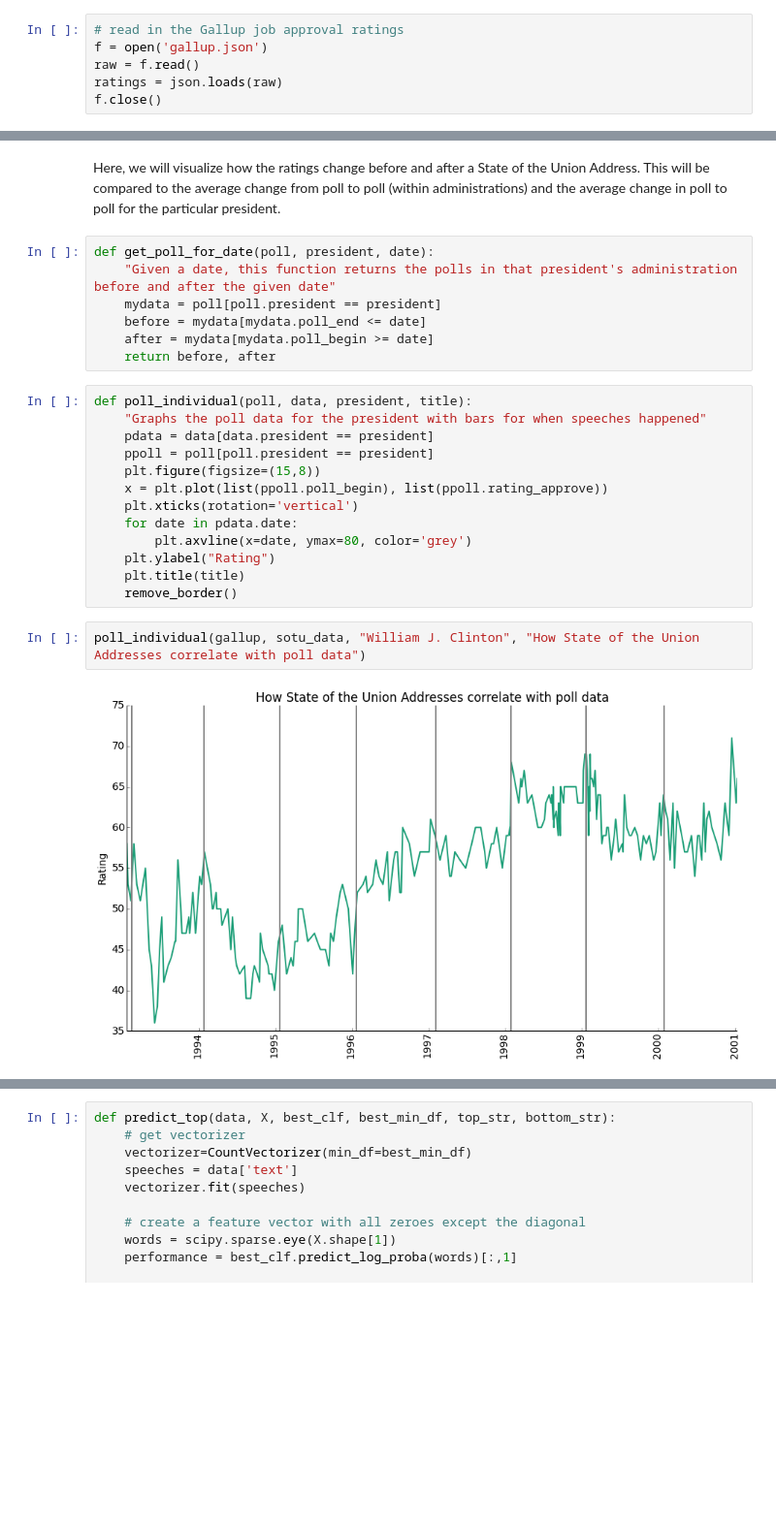
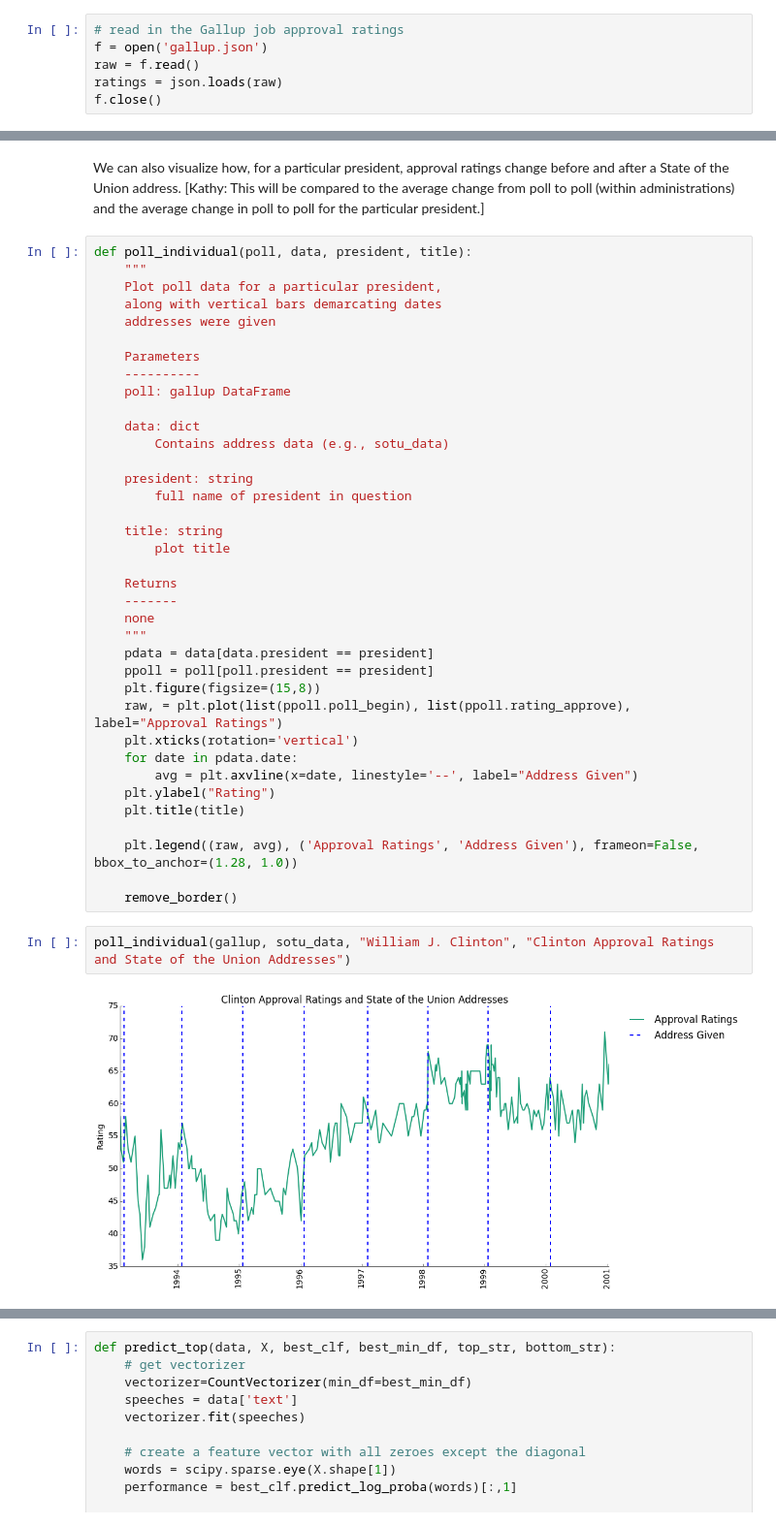
Before and after one commit to rlucioni/executive-evolution, a Jupyter notebook: cs109-project.ipynb, the cells around one changed output, grey strips where cells are left out. Shown at 97% size. Cells and saved outputs as stored; diff of their text form; blank space fills up the shorter version.

```diff
--- a/cs109-project.ipynb
+++ b/cs109-project.ipynb
@@ -482,27 +595,44 @@ remove_border()
 # %% [markdown]
-Here, we will visualize how the ratings change before and after a State of the Union Address. This will be compared to the average change from poll to poll (within administrations) and the average change in poll to poll for the particular president.
+We can also visualize how, for a particular president, approval ratings change before and after a State of the Union address. [Kathy: This will be compared to the average change from poll to poll (within administrations) and the average change in poll to poll for the particular president.]
-# %%
-def get_poll_for_date(poll, president, date):
-    "Given a date, this function returns the polls in that president's administration before and after the given date"
-    mydata = poll[poll.president == president]
-    before = mydata[mydata.poll_end <= date]
-    after = mydata[mydata.poll_begin >= date]
-    return before, after
 # %%
 def poll_individual(poll, data, president, title):
-    "Graphs the poll data for the president with bars for when speeches happened"
+    """
+    Plot poll data for a particular president,
+    along with vertical bars demarcating dates
+    addresses were given
+
+    Parameters
+    ----------
+    poll: gallup DataFrame
+
+    data: dict
+        Contains address data (e.g., sotu_data)
+
+    president: string
+        full name of president in question
+
+    title: string
+        plot title
+
+    Returns
+    -------
+    none
+    """
     pdata = data[data.president == president]
     ppoll = poll[poll.president == president]
     plt.figure(figsize=(15,8))
-    x = plt.plot(list(ppoll.poll_begin), list(ppoll.rating_approve))
+    raw, = plt.plot(list(ppoll.poll_begin), list(ppoll.rating_approve), label="Approval Ratings")
     plt.xticks(rotation='vertical')
     for date in pdata.date:
-        plt.axvline(x=date, ymax=80, color='grey')
+        avg = plt.axvline(x=date, linestyle='--', label="Address Given")
     plt.ylabel("Rating")
     plt.title(title)
+
+    plt.legend((raw, avg), ('Approval Ratings', 'Address Given'), frameon=False, bbox_to_anchor=(1.28, 1.0))
+
     remove_border()
 # %%
-poll_individual(gallup, sotu_data, "William J. Clinton", "How State of the Union Addresses correlate with poll data")
+poll_individual(gallup, sotu_data, "William J. Clinton", "Clinton Approval Ratings and State of the Union Addresses")
 # %% [output]
-[figure, old version]
+[figure, new version]
 # %%
```
Also changed, not shown: parts of 42 cells of this notebook.
